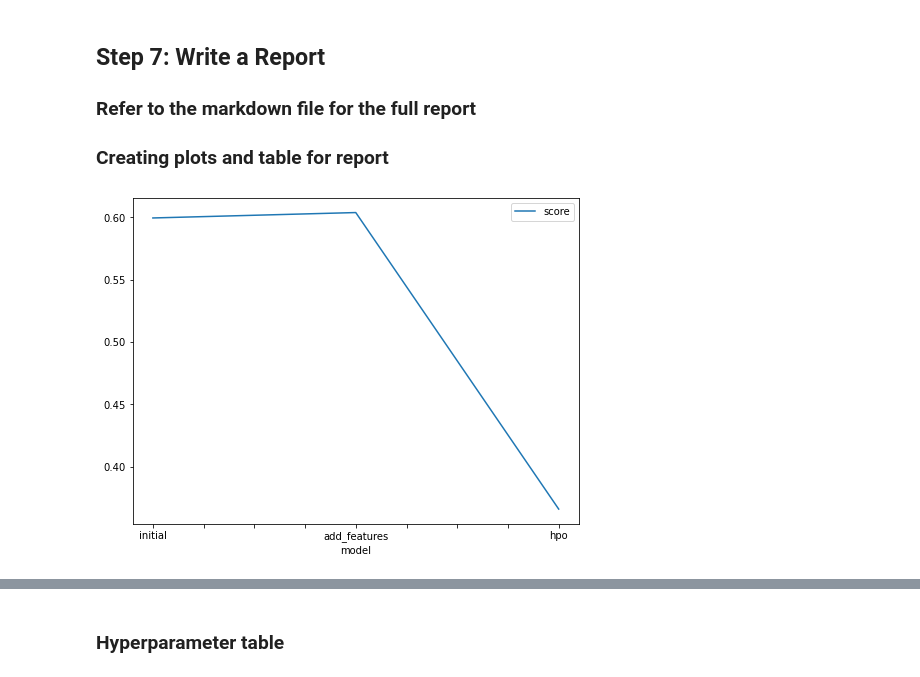
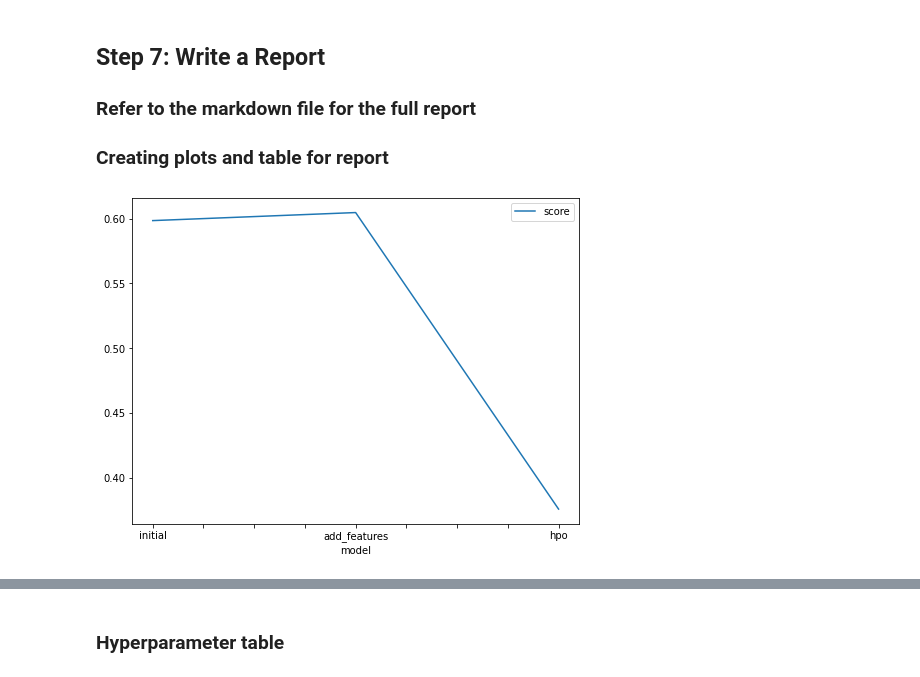
Before and after one commit to apolanco3225/Predict-Bike-Sharing-Demand-with-AutoGluon-Template-, a Jupyter notebook: project_template.ipynb, the cells around one changed output, grey strips where cells are left out. Drawn from its saved outputs; the diff is of its cells as text; code cells hidden in the pictures.

```diff
--- a/project_template.ipynb
+++ b/project_template.ipynb
@@ -155,13 +155,13 @@ Requirements:
 * Use the `root_mean_squared_error` as the metric to use for evaluation.
 * Set a time limit of 10 minutes (600 seconds).
 * Use the preset `best_quality` to focus on creating the best model.
-# %%
-train.drop(columns=["casual", "registered"], inplace=True)
 # %%
 predictor = TabularPredictor(
     label="count",
     problem_type="regression",
     eval_metric="r2",
+    learner_kwargs={"ignored_columns": ["casual", "registered"]}
+
     )
 
 predictor.fit(
@@ -423,6 +420,7 @@ predictor_new_features = TabularPredictor(
     label="count",
     problem_type="regression",
     eval_metric="r2",
+    learner_kwargs={"ignored_columns": ["casual", "registered"]}
     )
 
 predictor_new_features.fit(
@@ -693,16 +691,20 @@ submission_new_features.csv  2022-01-29 21:53:54  new features
 # %%
 # Taking the top model score from each training run and creating a line plot to show improvement
 # You can create these in the notebook and save them to PNG or use some other tool (e.g. google sheets, excel)
 import pandas as pd
 fig = pd.DataFrame(
     {
         "model": ["initial", "add_features", "hpo"],
-        "score": [0.599288, 0.603615 , 0.366275]
+        "score": [
+          predictor.leaderboard(silent=True)['score_val'][0],
+          predictor_new_features.leaderboard(silent=True)['score_val'][0],
+          predictor_new_hpo.leaderboard(silent=True)['score_val'][0]
+      ]
     }
 ).plot(x="model", y="score", figsize=(8, 6)).get_figure()
 fig.savefig('model_train_score.png')
 # %% [output]
-[figure, old version]
+[figure, new version]
 # %%
 # Take the 3 kaggle scores and creating a line plot to show improvement
 fig = pd.DataFrame(
```
Also changed, not shown: parts of 25 cells of this notebook, 1 other file.
